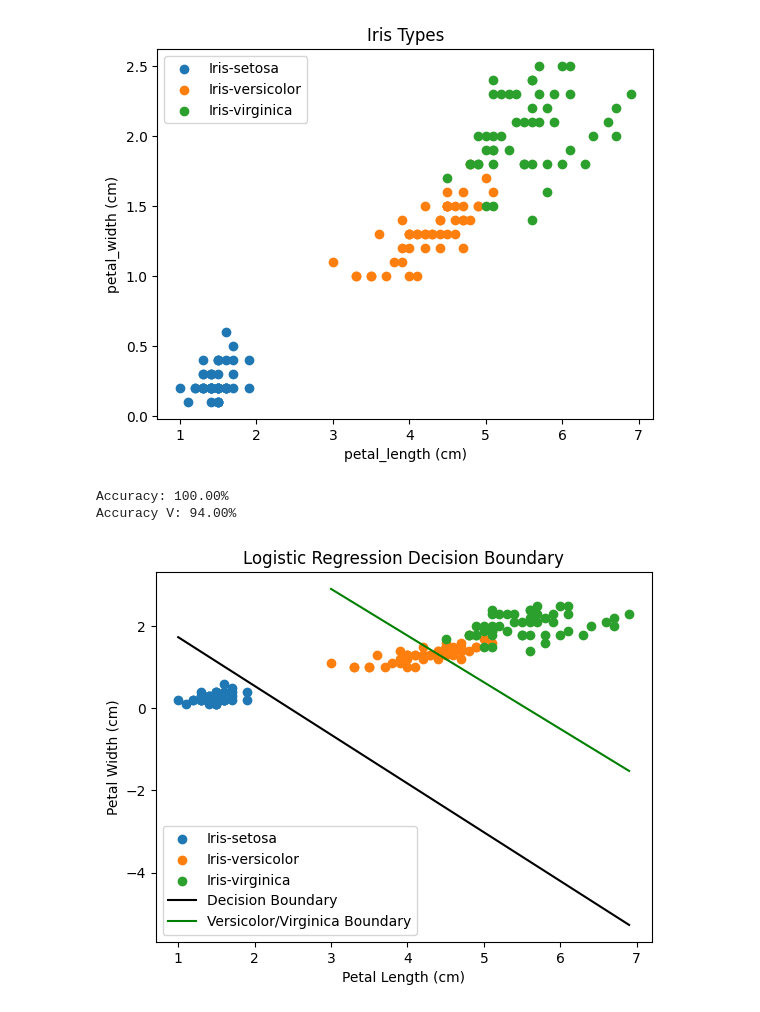
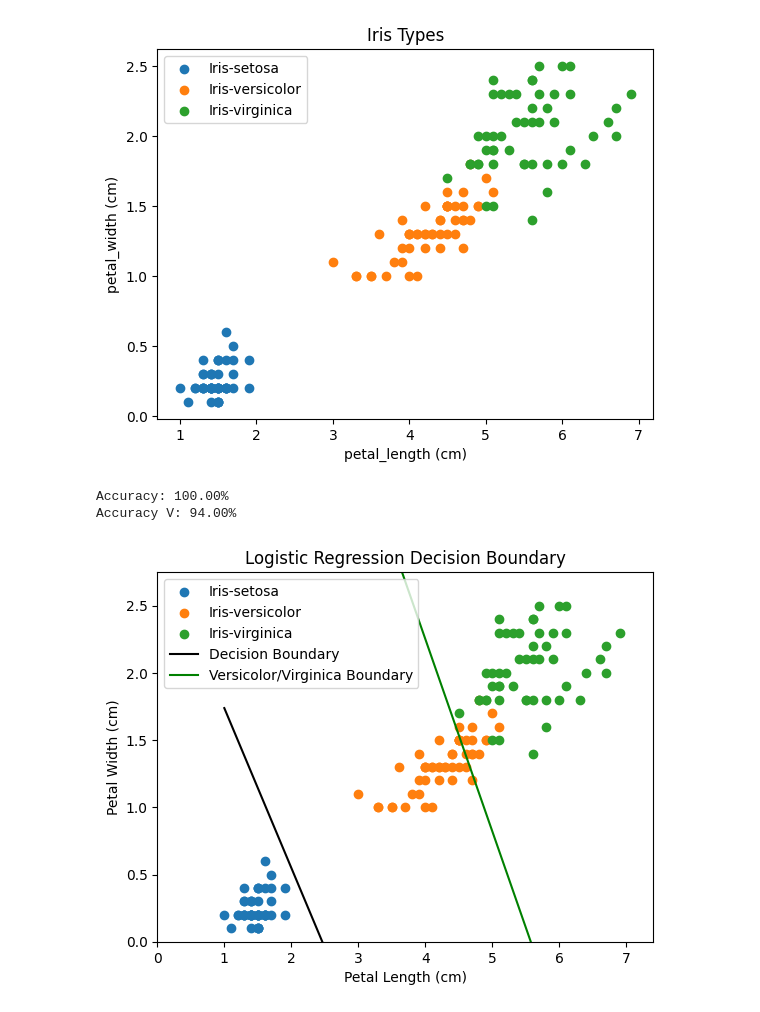
Before and after one commit to Nour-205/orangeMl, a Jupyter notebook: logisticregresssion.ipynb, the cells around one changed output. Saved outputs shown, nothing was run; the diff lists cells and outputs as text; code cells hidden in the pictures.

```diff
--- a/logisticregresssion.ipynb
+++ b/logisticregresssion.ipynb
@@ -88,35 +88,35 @@ print(f'Accuracy: {accuracy * 100:.2f}%')
 data_v = data[data['class'] != 'Iris-setosa']
 X_v = data_v[['petal_length', 'petal_width']].values
 y_v = (data_v['class'] == 'Iris-versicolor').astype(int).values
-model_v = LogisticRegression(learning_rate=0.01)
+model_v = LogisticRegression(learning_rate=0.005)
 model_v.fit(X_v, y_v, num_iterations=2000)
 predictions_v = model_v.predict(X_v)
 accuracy_v = np.mean(predictions_v == y_v)
 print(f'Accuracy V: {accuracy_v * 100:.2f}%')
 
 
 # Visualizing decision boundary
 for iris_type in iris_types:
     plt.scatter(
         data[x_axis][data['class'] == iris_type],
         data[y_axis][data['class'] == iris_type],
         label=iris_type
     )
 
 x = np.linspace(X[:,0].min(), X[:,0].max(), 100)
 y = -(model.theta[0] + model.theta[1]*((x- model.means[0])/model.stds[0])) / (model.theta[2]/model.stds[1] + model.means[1])
 x2 = np.linspace(X_v[:,0].min(), X_v[:,0].max(), 100)
 y_versi = -(model_v.theta[0] + model_v.theta[1]*((x- model_v.means[0])/model_v.stds[0])) / (model_v.theta[2]/model_v.stds[1] + model_v.means[1])
 plt.plot(x, y, color='black', label='Decision Boundary')
 plt.plot(x2, y_versi, color='green', label='Versicolor/Virginica Boundary')
-plt.xlim(X[:,0].min(), X[:,0].max())
-plt.ylim(X[:,1].min(), X[:,1].max())
+plt.xlim(0, X[:,0].max() + 0.5)
+plt.ylim(0, X[:,1].max() + 0.25)
 plt.xlabel('Petal Length (cm)')
 plt.ylabel('Petal Width (cm)')
 plt.title('Logistic Regression Decision Boundary')
 plt.legend()
 plt.show()
 # %% [output]
 Accuracy: 100.00%
 Accuracy V: 94.00%
-[figure, old version]
+[figure, new version]
```
Also changed, not shown: 1 other file.
